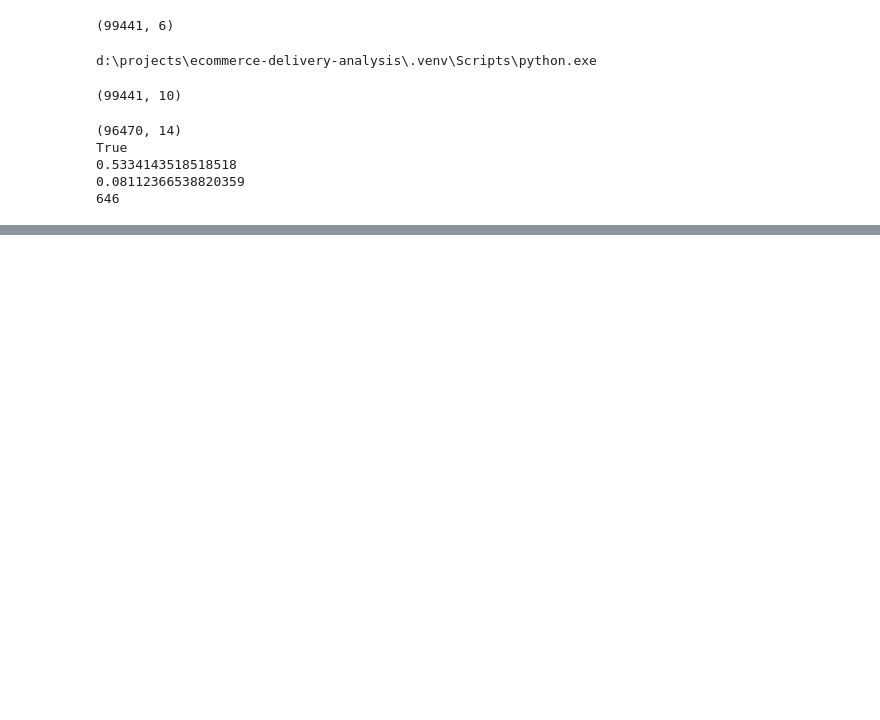
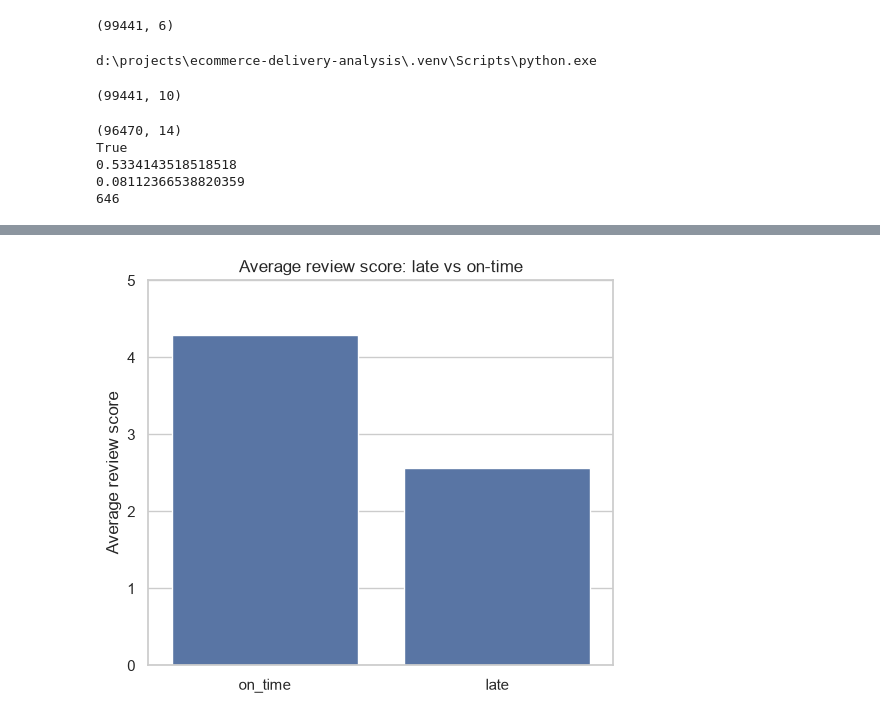
Before and after one commit to ayeshahassan15/ecommerce-delivery-analysis, a Jupyter notebook: notebooks/01_eda.ipynb, the cells around one changed output, grey strips where cells are left out. Saved outputs shown, nothing was run; the diff lists cells and outputs as text; code cells hidden in the pictures; blank space fills up the shorter version.

```diff
--- a/notebooks/01_eda.ipynb
+++ b/notebooks/01_eda.ipynb
@@ -389,0 +405,5 @@ True
+# %%
+fig3 = review_by_delivery_chart(orders_clean)
+fig3.savefig("../reports/review_late_vs_ontime.png", dpi=150, bbox_inches="tight")
+# %% [output]
+[figure, added]
```
Also changed, not shown: parts of 3 cells of this notebook, 5 other files.
